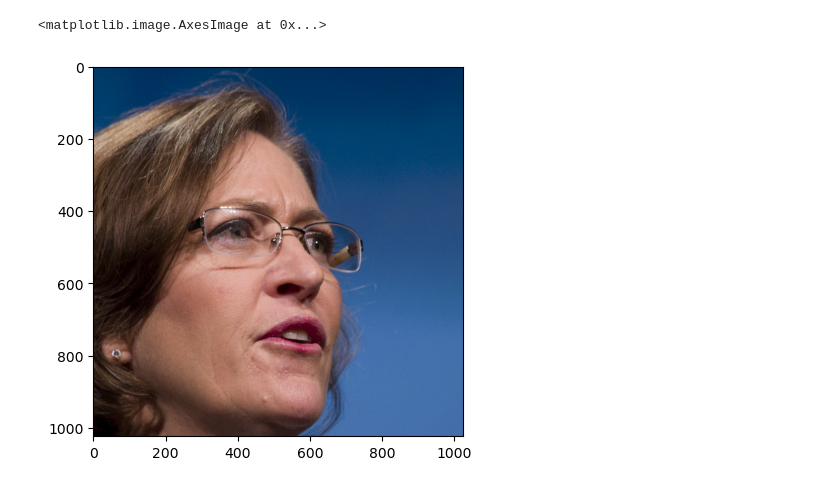
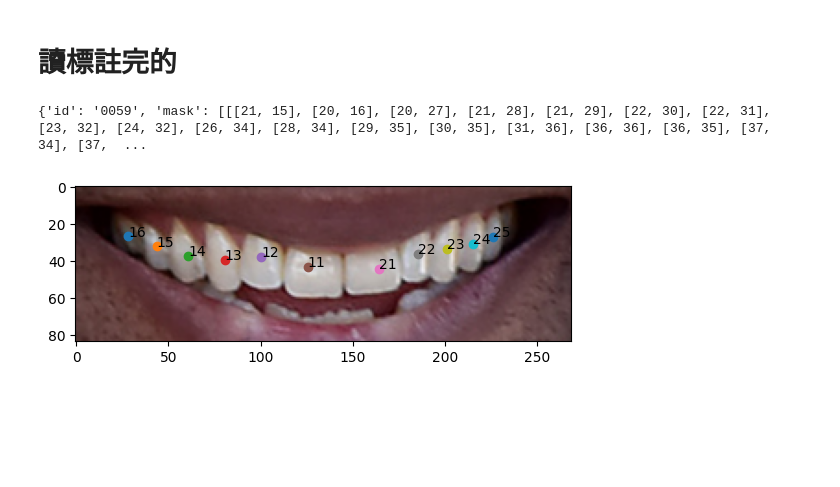
Before and after one commit to hsiu-chan/SMILE, a Jupyter notebook: app/Train.ipynb, the cells around one changed output. Saved outputs shown, nothing was run; the diff lists cells and outputs as text; code cells hidden in the pictures; blank space fills up the shorter version.

```diff
--- a/app/Train.ipynb
+++ b/app/Train.ipynb
@@ -1,26 +1,47 @@
+# %% [markdown]
+# 讀標註完的
 # %%
 from os import listdir
 from os.path import isfile, isdir, join
-path='TrainData//'
-output_path="TrainData/mask/"
+import json
+path='./TrainData/labeled/'
+
 files = listdir(path)
 
 all_path=[]
 for f in files:
-    fullpath=path+'/'+f
+    if f.split('.')[-1]!='png':
+        continue
+    fullpath=path+f
     if isfile(fullpath):
         all_path.append(fullpath)
+
+
+all_path
-# %%
-import matplotlib.pyplot as plt
-import io
-import cv2
-
-fig=cv2.imread(all_path[0])
-
-
-plt.imshow(cv2.cvtColor(fig,cv2.COLOR_RGB2BGR))
-# %% [output]
-<matplotlib.image.AxesImage at 0x...>
-[figure, removed]
+# %%
+import matplotlib.pyplot as plt
+import io
+import cv2
+import numpy as np
+
+
+for path in all_path:
+    fig=cv2.imread(path)
+    jpath=path.split('.')
+    jpath[-1]='json'
+    with open('.'.join(jpath)) as f:
+        data=json.load(f)
+    print(data)
+    plt.imshow(cv2.cvtColor(fig,cv2.COLOR_RGB2BGR))
+    for i in range(len(data['mask'])):
+        mask=np.array(data['mask'][i])
+        if data['label'][i]!=-1:
+            plt.text(np.mean(mask[:,0]), np.mean(mask[:,1]), data['label'][i])
+            plt.scatter(np.mean(mask[:,0]), np.mean(mask[:,1]))
+
+    break
+# %% [output]
+{'id': '0059', 'mask': [[[21, 15], [20, 16], [20, 27], [21, 28], [21, 29], [22, 30], [22, 31], [23, 32], [24, 32], [26, 34], [28, 34], [29, 35], [30, 35], [31, 36], [36, 36], [36, 35], [37, 34], [37,  ...
+[figure, added]
 # %%
 from lib.SMILE import SMILE
```
Also changed, not shown: parts of 4 cells of this notebook, 9 other files.
